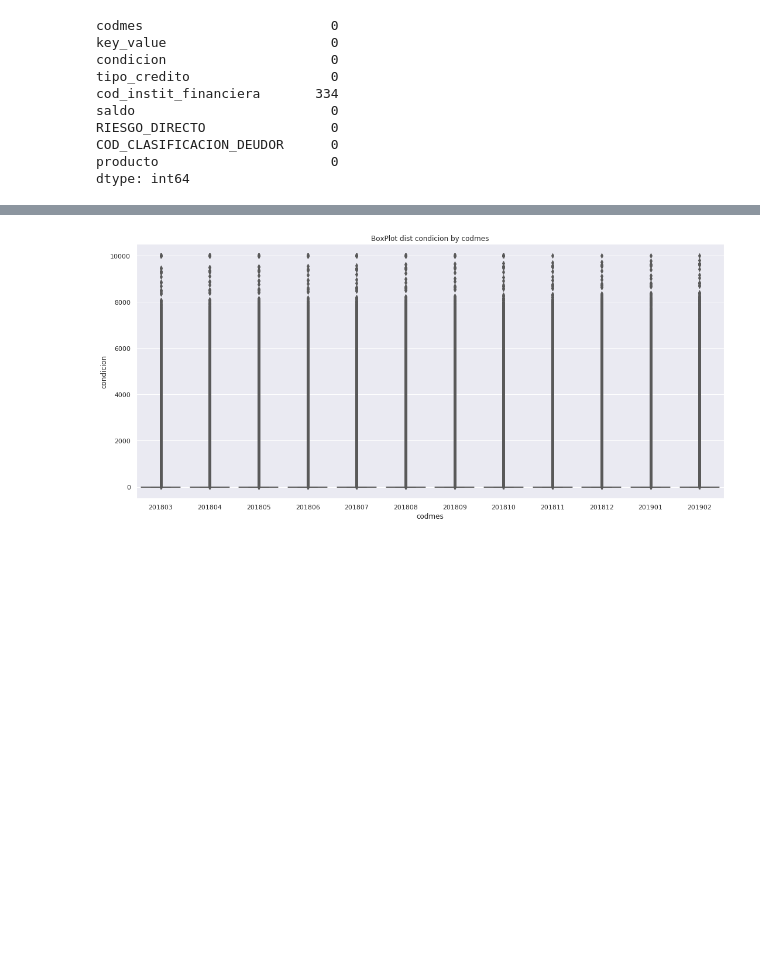
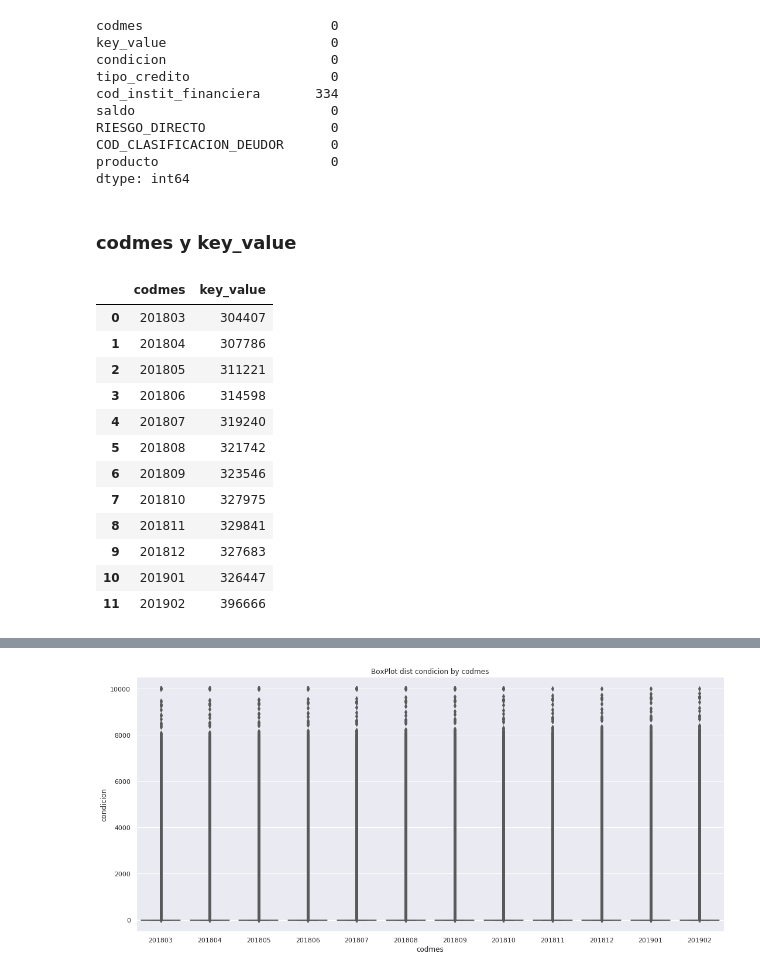
Before and after one commit to Guillin/interbank20, a Jupyter notebook: notebooks/visualization/eda.ipynb, the cells around one changed output, grey strips where cells are left out. Cells and saved outputs as stored; diff of their text form; code cells hidden in the pictures; blank space fills up the shorter version.

```diff
--- a/notebooks/visualization/eda.ipynb
+++ b/notebooks/visualization/eda.ipynb
@@ -356,3 +426,23 @@ RIESGO_DIRECTO                0
 COD_CLASIFICACION_DEUDOR      0
 producto                      0
 dtype: int64
+# %% [markdown]
+### codmes y key_value
+# %%
+rcc_agg = rcc_test.groupby('codmes').key_value.nunique().reset_index()
+# %%
+rcc_agg
+# %% [output]
+|  | codmes | key_value |
+| 0 | 201803 | 304407 |
+| 1 | 201804 | 307786 |
+| 2 | 201805 | 311221 |
+| 3 | 201806 | 314598 |
+| 4 | 201807 | 319240 |
+| 5 | 201808 | 321742 |
+| 6 | 201809 | 323546 |
+| 7 | 201810 | 327975 |
+| 8 | 201811 | 329841 |
+| 9 | 201812 | 327683 |
+| 10 | 201901 | 326447 |
+| 11 | 201902 | 396666 |
```
Also changed, not shown: parts of 9 cells of this notebook.
